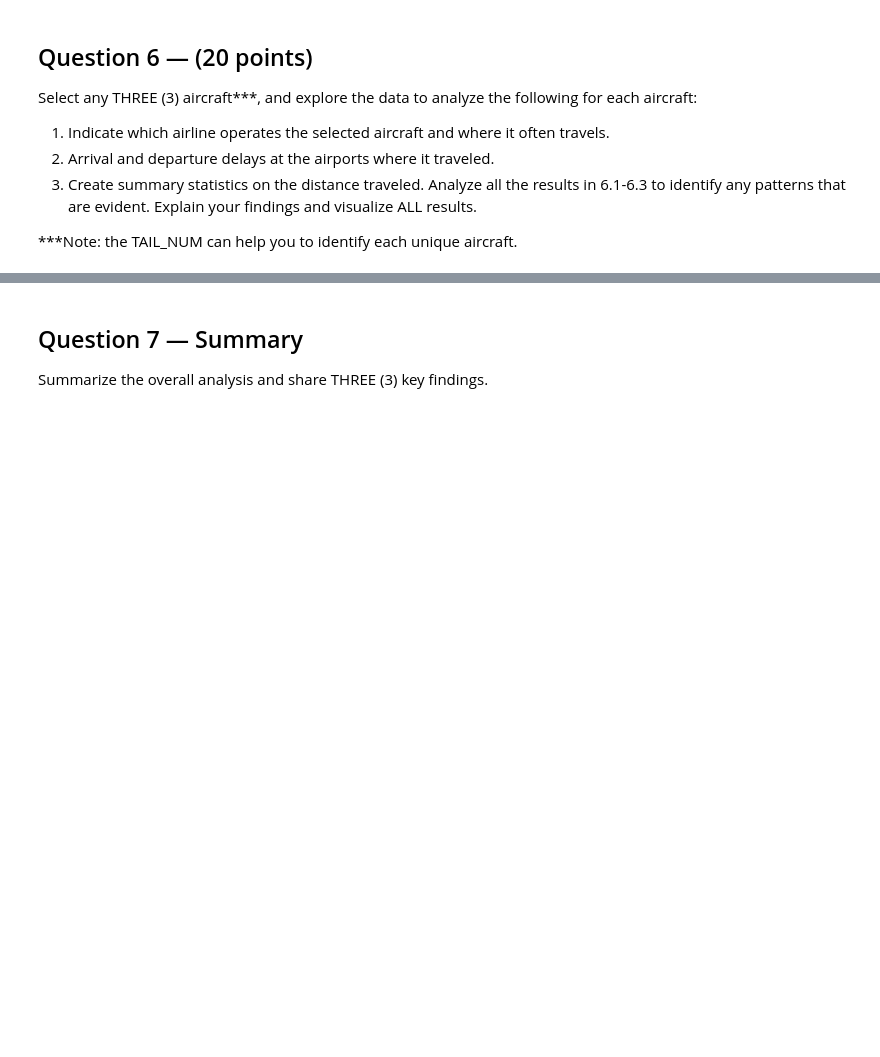
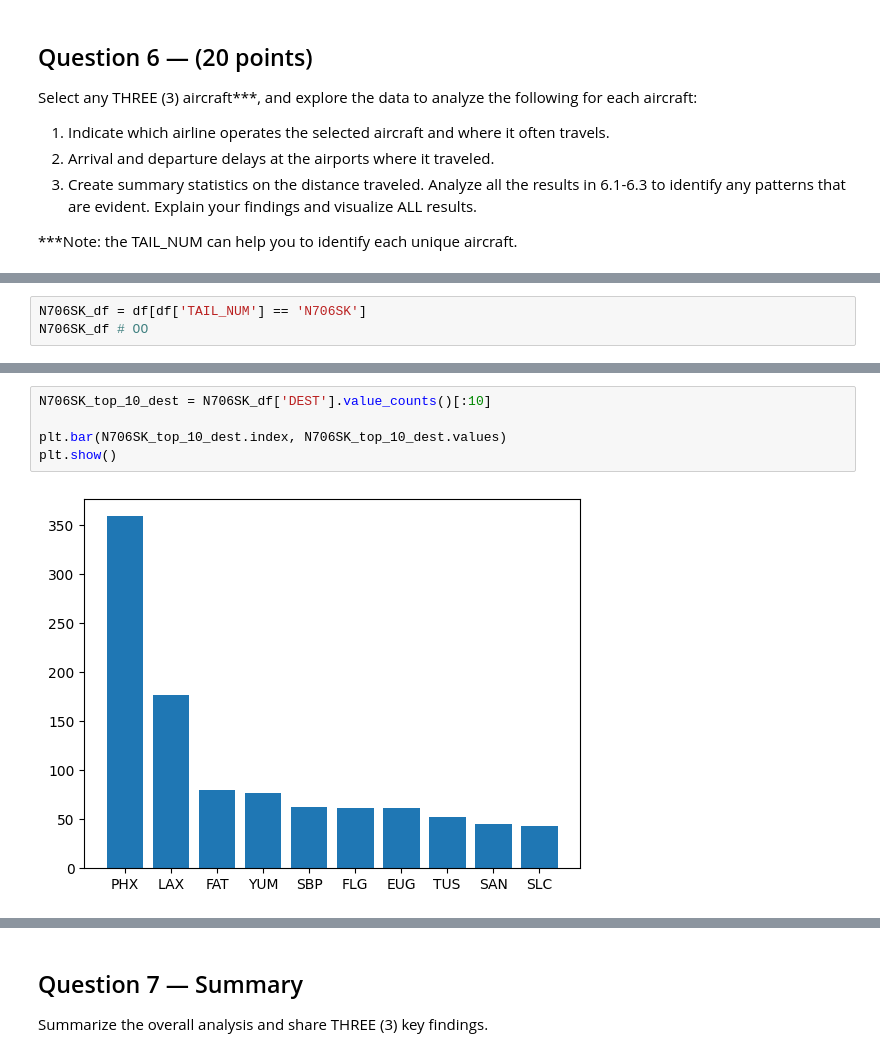
Before and after one commit to ayushzenith/practicum_1, a Jupyter notebook: Practicum.1.Group.30.ipynb, the cells around one changed output, grey strips where cells are left out. Saved outputs shown, nothing was run; the diff lists cells and outputs as text; blank space fills up the shorter version.

```diff
--- a/Practicum.1.Group.30.ipynb
+++ b/Practicum.1.Group.30.ipynb
@@ -721,0 +733,3 @@ Analyze all the results in 6.1-6.3 to identify any patterns that are evident. Ex
+# %%
+N706SK_df = df[df['TAIL_NUM'] == 'N706SK']
+N706SK_df # OO
@@ -721,0 +750,7 @@ Analyze all the results in 6.1-6.3 to identify any patterns that are evident. Ex
+# %%
+N706SK_top_10_dest = N706SK_df['DEST'].value_counts()[:10]
+
+plt.bar(N706SK_top_10_dest.index, N706SK_top_10_dest.values)
+plt.show()
+# %% [output]
+[figure, added]
```
Also changed, not shown: parts of 15 cells of this notebook.
